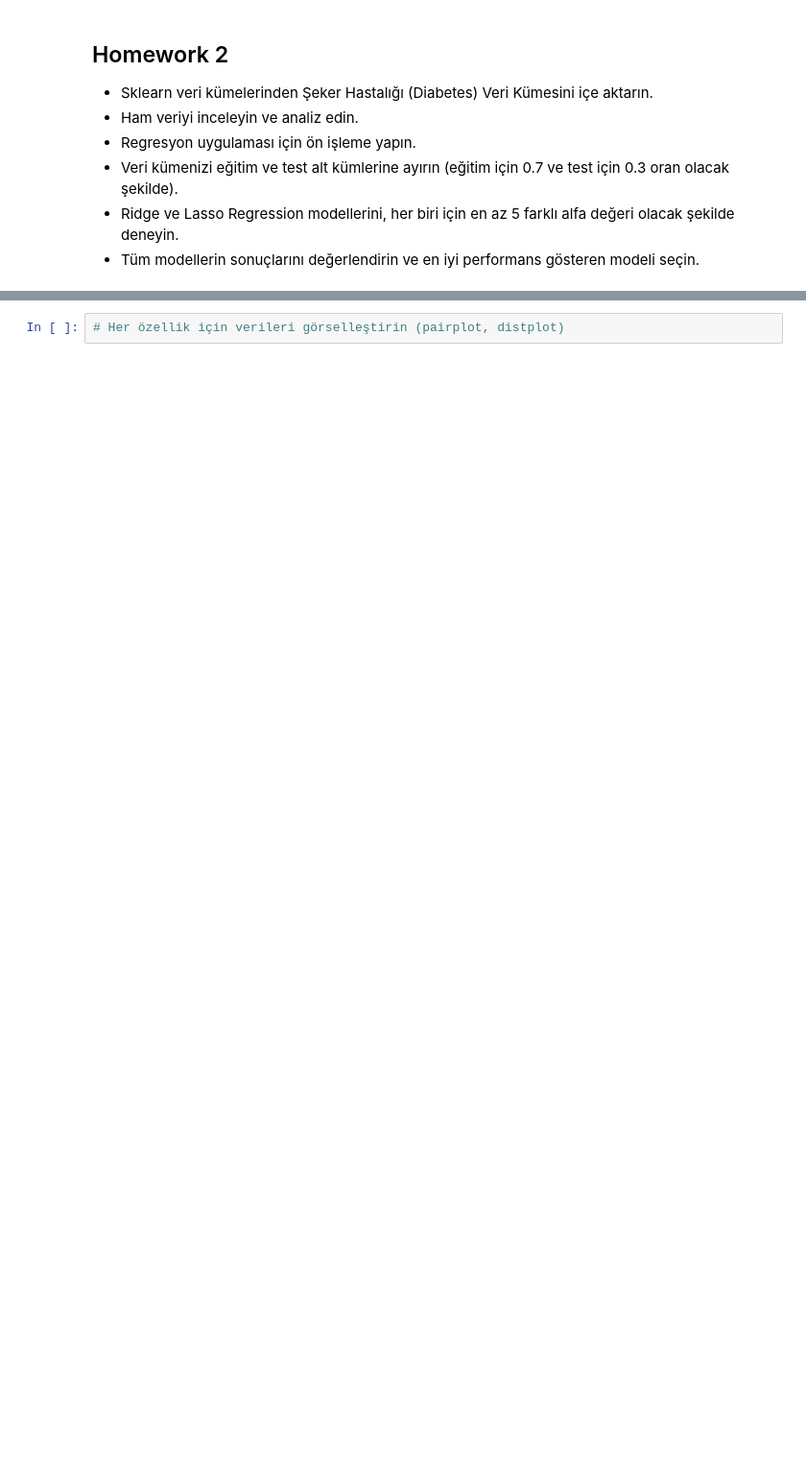
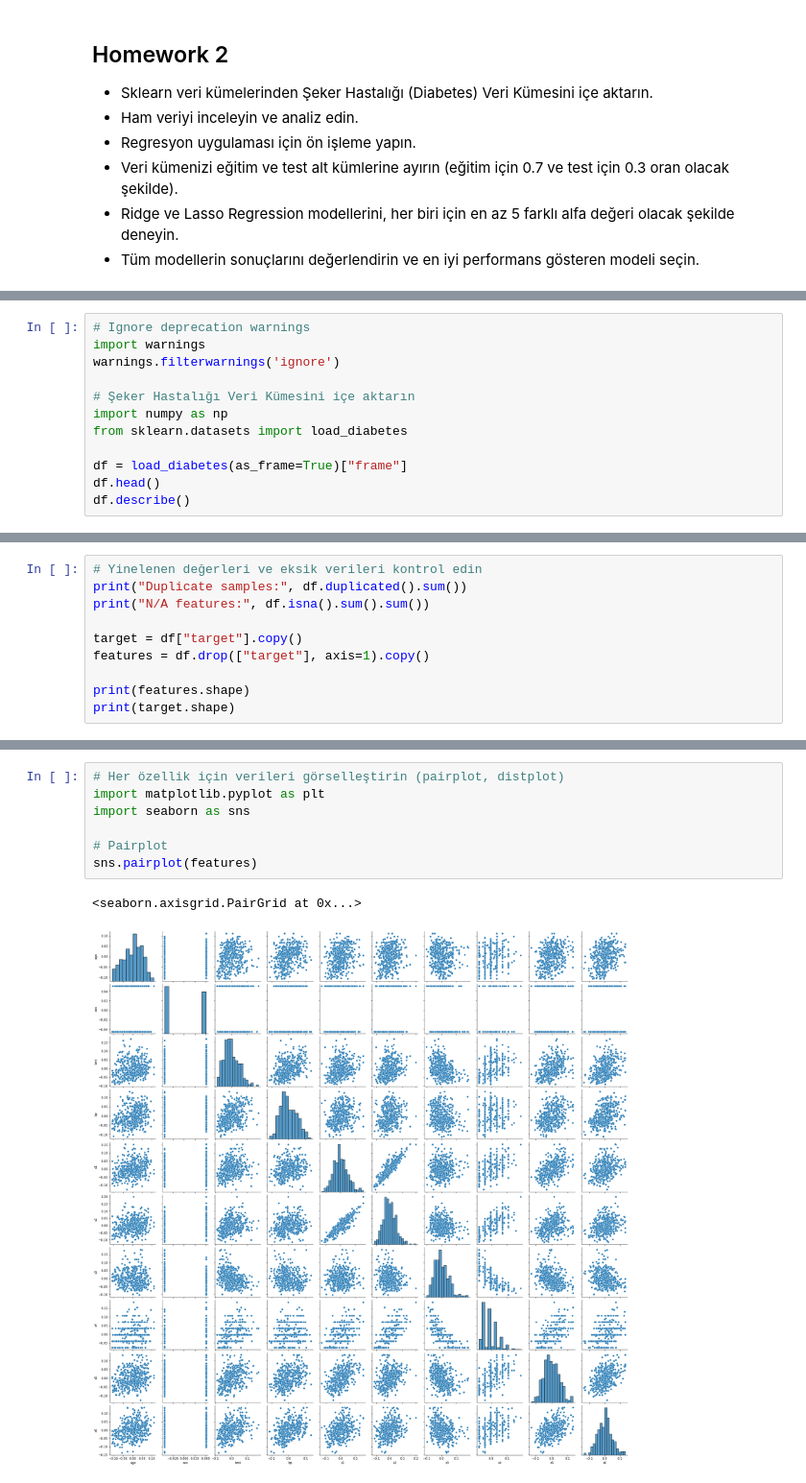
Before and after one commit to fmehmetun/GlobalAIHubMachineLearningCourse, a Jupyter notebook: Homeworks/ML_Homework2.ipynb, the cells around one changed output, grey strips where cells are left out. Shown at 96% size. Drawn from its saved outputs; the diff is of its cells as text; blank space fills up the shorter version.

```diff
--- a/Homeworks/ML_Homework2.ipynb
+++ b/Homeworks/ML_Homework2.ipynb
@@ -13,0 +10,12 @@
+# %%
+# Ignore deprecation warnings
+import warnings
+warnings.filterwarnings('ignore')
+
+# Şeker Hastalığı Veri Kümesini içe aktarın
+import numpy as np
+from sklearn.datasets import load_diabetes
+
+df = load_diabetes(as_frame=True)["frame"]
+df.head()
+df.describe()
@@ -13,0 +32,10 @@
+# %%
+# Yinelenen değerleri ve eksik verileri kontrol edin
+print("Duplicate samples:", df.duplicated().sum())
+print("N/A features:", df.isna().sum().sum())
+
+target = df["target"].copy()
+features = df.drop(["target"], axis=1).copy()
+
+print(features.shape)
+print(target.shape)
@@ -14,2 +47,10 @@
 # %%
 # Her özellik için verileri görselleştirin (pairplot, distplot)
+import matplotlib.pyplot as plt
+import seaborn as sns
+
+# Pairplot
+sns.pairplot(features)
+# %% [output]
+<seaborn.axisgrid.PairGrid at 0x...>
+[figure, added]
```
Also changed, not shown: parts of 23 cells of this notebook, 2 other files.
